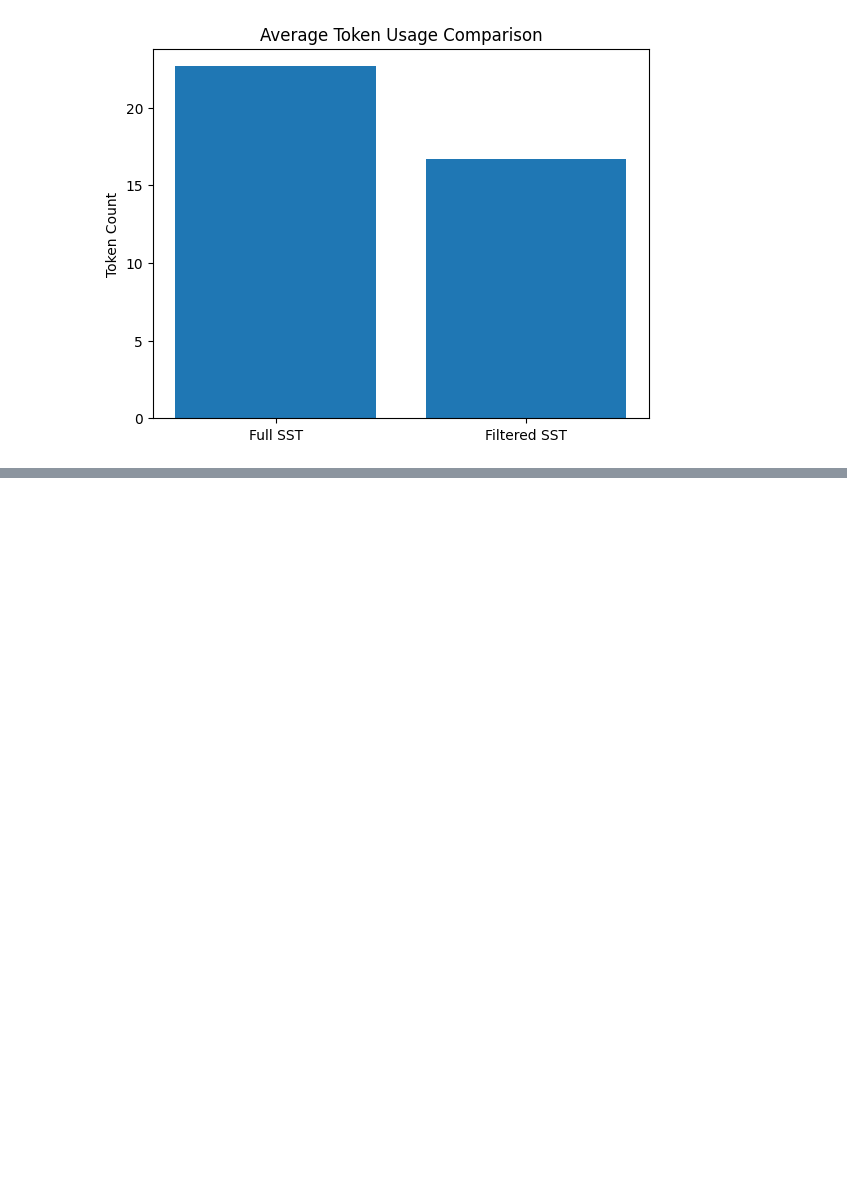
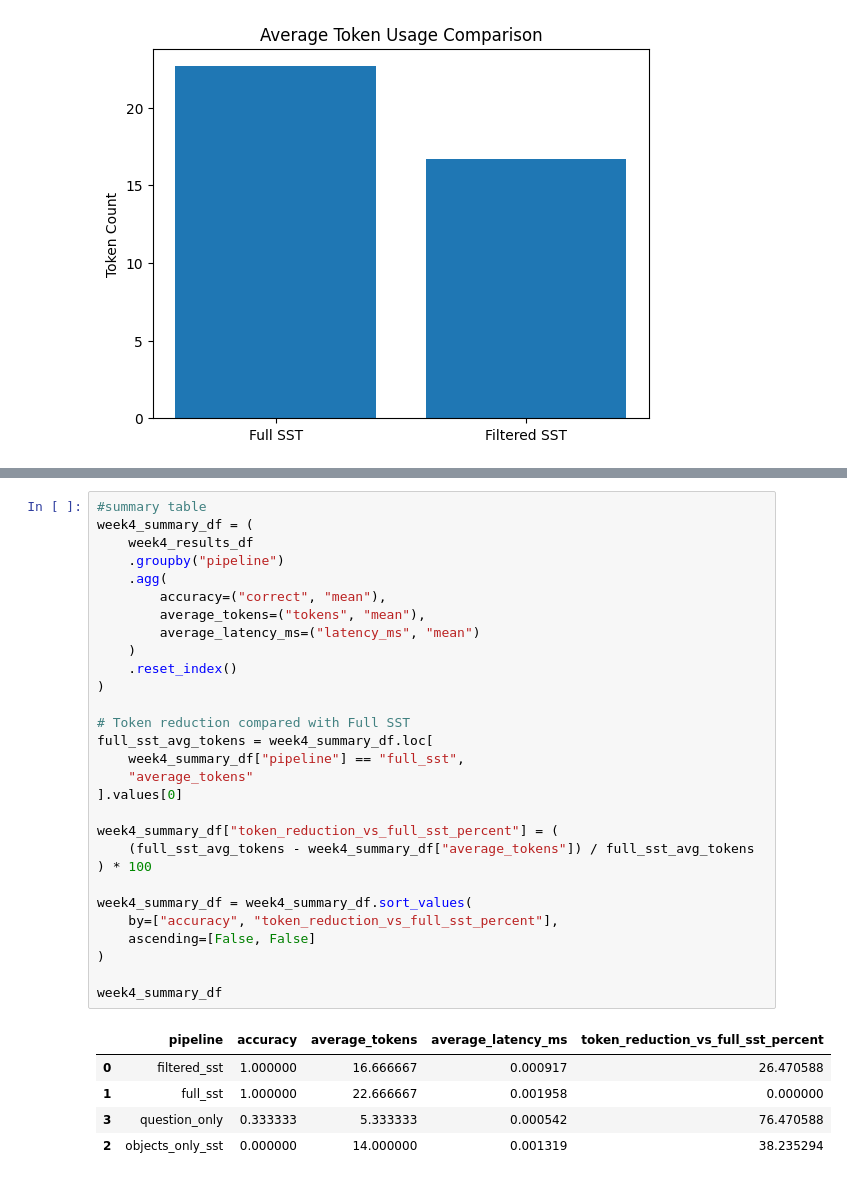
Before and after one commit to rafiazarin/CSE427_SST_Project, a Jupyter notebook: notebooks/week3_eda_and_models.ipynb, the cells around one changed output, grey strips where cells are left out. Drawn from its saved outputs; the diff is of its cells as text; blank space fills up the shorter version.

```diff
--- a/notebooks/week3_eda_and_models.ipynb
+++ b/notebooks/week3_eda_and_models.ipynb
@@ -584,0 +878,35 @@ plt.show()
+# %%
+#summary table
+week4_summary_df = (
+    week4_results_df
+    .groupby("pipeline")
+    .agg(
+        accuracy=("correct", "mean"),
+        average_tokens=("tokens", "mean"),
+        average_latency_ms=("latency_ms", "mean")
+    )
+    .reset_index()
+)
+
+# Token reduction compared with Full SST
+full_sst_avg_tokens = week4_summary_df.loc[
+    week4_summary_df["pipeline"] == "full_sst",
+    "average_tokens"
+].values[0]
+
+week4_summary_df["token_reduction_vs_full_sst_percent"] = (
+    (full_sst_avg_tokens - week4_summary_df["average_tokens"]) / full_sst_avg_tokens
+) * 100
+
+week4_summary_df = week4_summary_df.sort_values(
+    by=["accuracy", "token_reduction_vs_full_sst_percent"],
+    ascending=[False, False]
+)
+
+week4_summary_df
+# %% [output]
+|  | pipeline | accuracy | average_tokens | average_latency_ms | token_reduction_vs_full_sst_percent |
+| 0 | filtered_sst | 1.000000 | 16.666667 | 0.000917 | 26.470588 |
+| 1 | full_sst | 1.000000 | 22.666667 | 0.001958 | 0.000000 |
+| 3 | question_only | 0.333333 | 5.333333 | 0.000542 | 76.470588 |
+| 2 | objects_only_sst | 0.000000 | 14.000000 | 0.001319 | 38.235294 |
```
Also changed, not shown: parts of 29 cells of this notebook, 1 other file.
